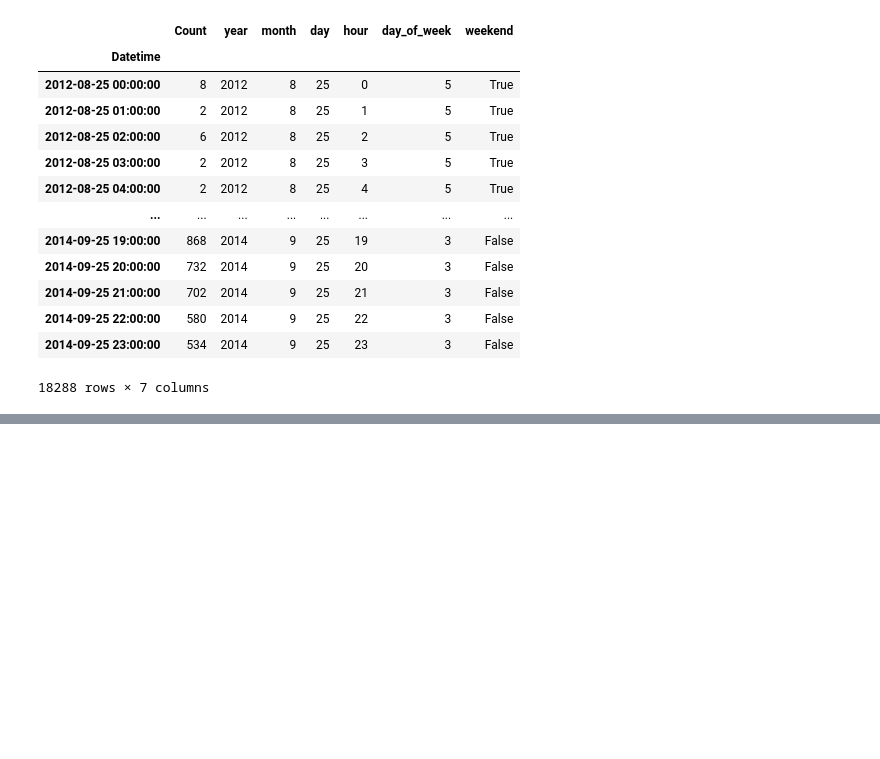
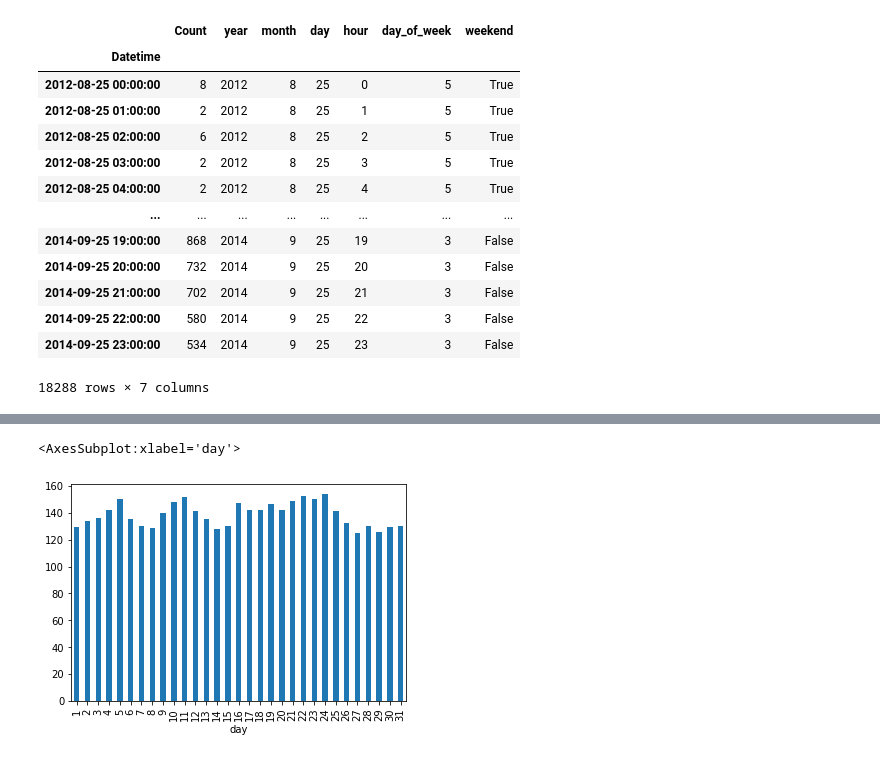
Before and after one commit to talha-amir/Python-Time-Series, a Jupyter notebook: Final.ipynb, the cells around one changed output, grey strips where cells are left out. Cells and saved outputs as stored; diff of their text form; code cells hidden in the pictures; blank space fills up the shorter version.

```diff
--- a/Final.ipynb
+++ b/Final.ipynb
@@ -74,0 +70,5 @@ train
+# %%
+train.groupby('day')['Count'].mean().plot.bar()
+# %% [output]
+<AxesSubplot:xlabel='day'>
+[figure, added]
```
Also changed, not shown: parts of 8 cells of this notebook.
